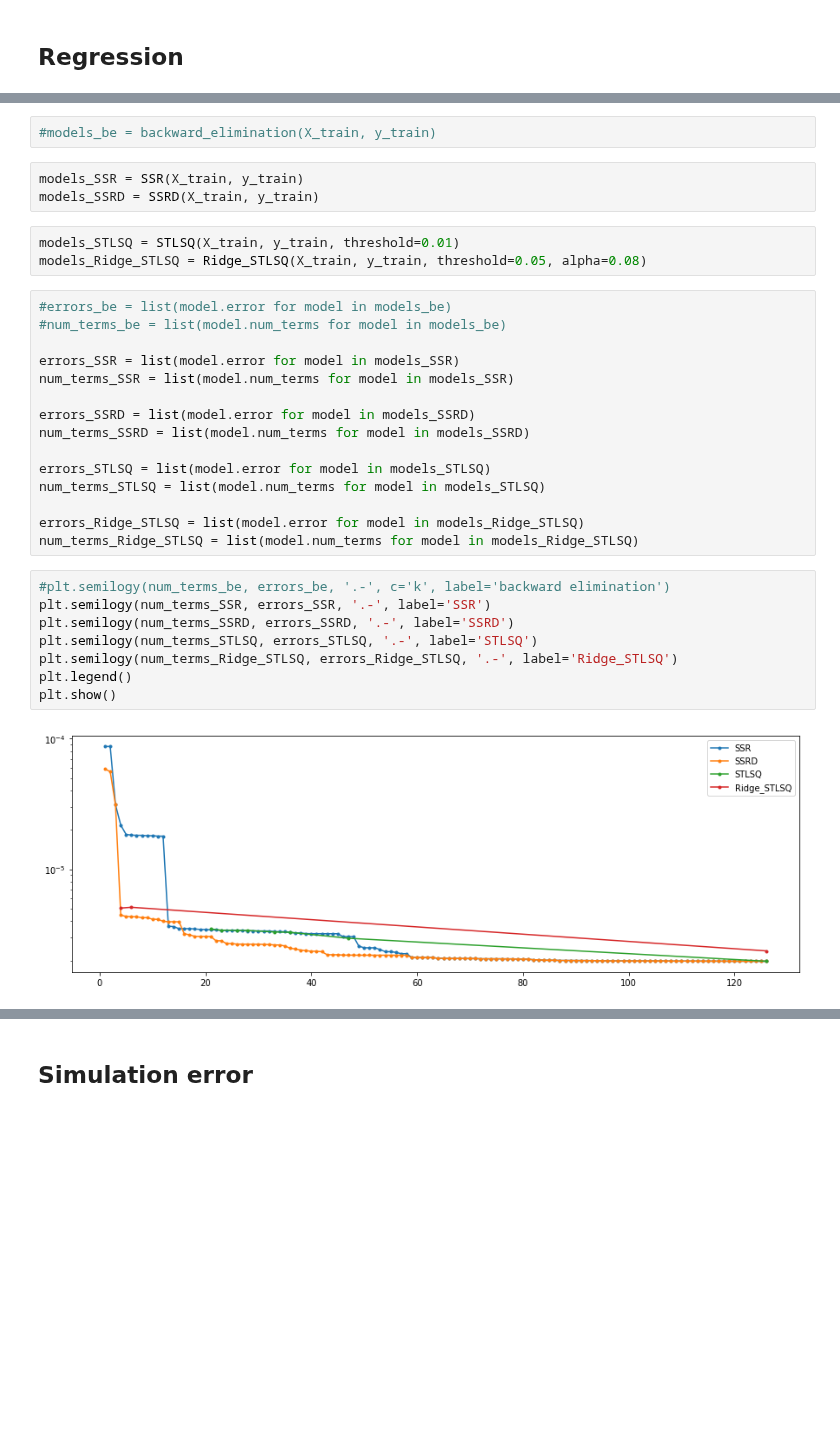
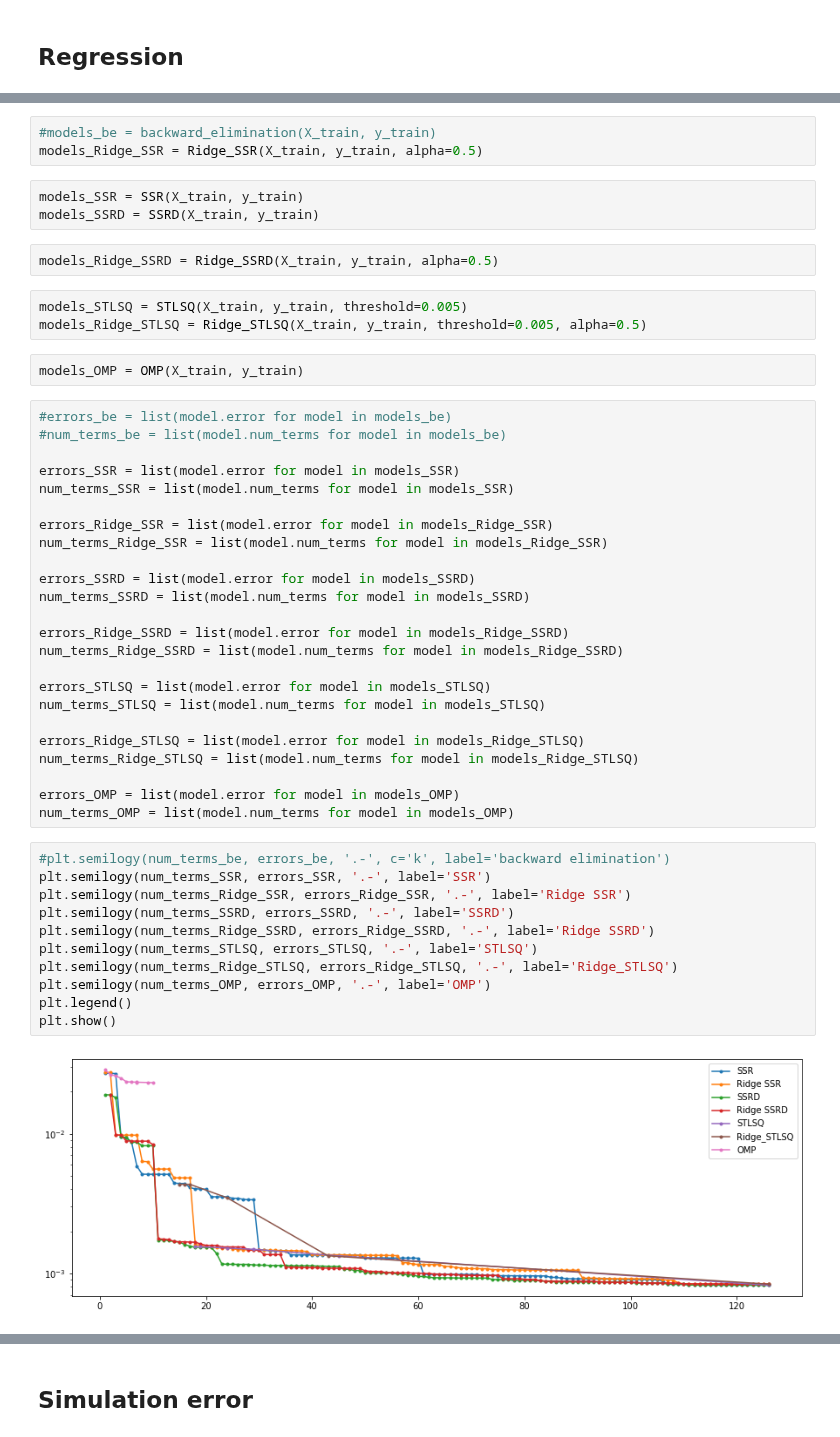
Before and after one commit to etiennerognin/DiluteBrownianDynamics, a Jupyter notebook: data/analyse_FENE_conformation.ipynb, the cells around one changed output, grey strips where cells are left out. Drawn from its saved outputs; the diff is of its cells as text; blank space fills up the shorter version.

```diff
--- a/data/analyse_FENE_conformation.ipynb
+++ b/data/analyse_FENE_conformation.ipynb
@@ -296,11 +324,16 @@ from matsindy.optimizer import SSR, SSRD, STLSQ, Ridge_STLSQ, backward_eliminati
 # %%
 #models_be = backward_elimination(X_train, y_train)
+models_Ridge_SSR = Ridge_SSR(X_train, y_train, alpha=0.5)
 # %%
 models_SSR = SSR(X_train, y_train)
 models_SSRD = SSRD(X_train, y_train)
+# %%
+models_Ridge_SSRD = Ridge_SSRD(X_train, y_train, alpha=0.5)
 # %%
-models_STLSQ = STLSQ(X_train, y_train, threshold=0.01)
-models_Ridge_STLSQ = Ridge_STLSQ(X_train, y_train, threshold=0.05, alpha=0.08)
+models_STLSQ = STLSQ(X_train, y_train, threshold=0.005)
+models_Ridge_STLSQ = Ridge_STLSQ(X_train, y_train, threshold=0.005, alpha=0.5)
+# %%
+models_OMP = OMP(X_train, y_train)
 # %%
 #errors_be = list(model.error for model in models_be)
 #num_terms_be = list(model.num_terms for model in models_be)
@@ -308,22 +341,34 @@ models_Ridge_STLSQ = Ridge_STLSQ(X_train, y_train, threshold=0.05, alpha=0.08)
 errors_SSR = list(model.error for model in models_SSR)
 num_terms_SSR = list(model.num_terms for model in models_SSR)
 
+errors_Ridge_SSR = list(model.error for model in models_Ridge_SSR)
+num_terms_Ridge_SSR = list(model.num_terms for model in models_Ridge_SSR)
+
 errors_SSRD = list(model.error for model in models_SSRD)
 num_terms_SSRD = list(model.num_terms for model in models_SSRD)
+
+errors_Ridge_SSRD = list(model.error for model in models_Ridge_SSRD)
+num_terms_Ridge_SSRD = list(model.num_terms for model in models_Ridge_SSRD)
 
 errors_STLSQ = list(model.error for model in models_STLSQ)
 num_terms_STLSQ = list(model.num_terms for model in models_STLSQ)
 
 errors_Ridge_STLSQ = list(model.error for model in models_Ridge_STLSQ)
 num_terms_Ridge_STLSQ = list(model.num_terms for model in models_Ridge_STLSQ)
+
+errors_OMP = list(model.error for model in models_OMP)
+num_terms_OMP = list(model.num_terms for model in models_OMP)
 # %%
 #plt.semilogy(num_terms_be, errors_be, '.-', c='k', label='backward elimination')
 plt.semilogy(num_terms_SSR, errors_SSR, '.-', label='SSR')
+plt.semilogy(num_terms_Ridge_SSR, errors_Ridge_SSR, '.-', label='Ridge SSR')
 plt.semilogy(num_terms_SSRD, errors_SSRD, '.-', label='SSRD')
+plt.semilogy(num_terms_Ridge_SSRD, errors_Ridge_SSRD, '.-', label='Ridge SSRD')
 plt.semilogy(num_terms_STLSQ, errors_STLSQ, '.-', label='STLSQ')
 plt.semilogy(num_terms_Ridge_STLSQ, errors_Ridge_STLSQ, '.-', label='Ridge_STLSQ')
+plt.semilogy(num_terms_OMP, errors_OMP, '.-', label='OMP')
 plt.legend()
 plt.show()
 # %% [output]
-[figure, old version]
+[figure, new version]
 # %%
```
Also changed, not shown: parts of 29 cells of this notebook.
